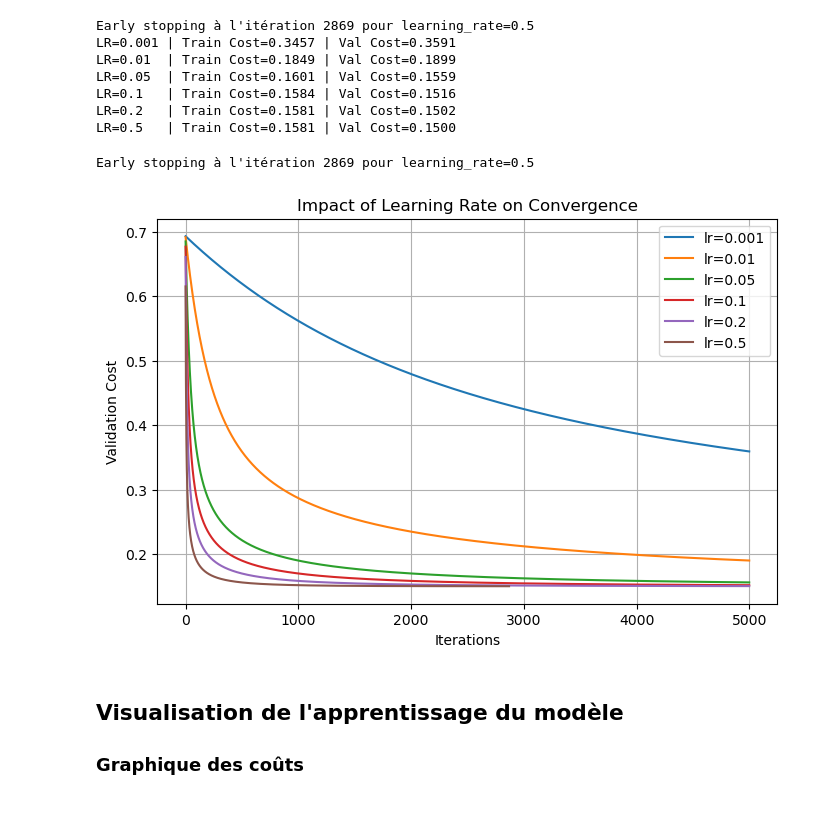
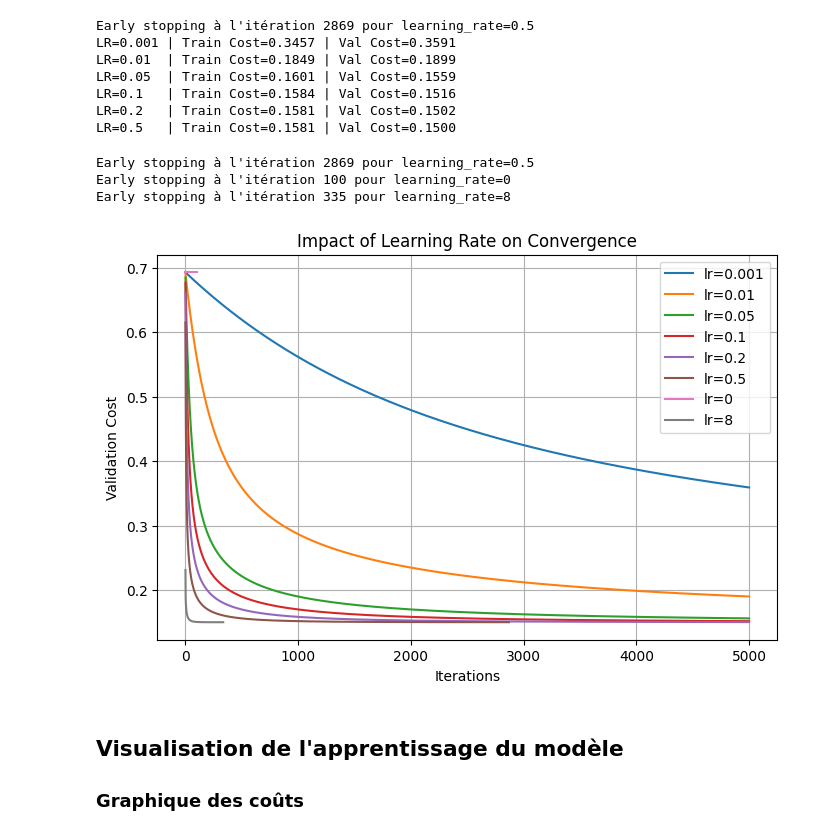
Before and after one commit to kenzalittlegenius/Projet_regression_logistique, a Jupyter notebook: regression_logistique.ipynb, the cells around one changed output. Drawn from its saved outputs; the diff is of its cells as text; code cells hidden in the pictures.

```diff
--- a/regression_logistique.ipynb
+++ b/regression_logistique.ipynb
@@ -403,32 +405,36 @@ LR=0.5   | Train Cost=0.1581 | Val Cost=0.1500
 # %%
 # w : poids finaux appris pour chaque variable.
 # b : biais final appris par le modèle.
 # train_costs : historique du coût sur l'ensemble d'entraînement.
 # val_costs : historique du coût sur l'ensemble de validation.
+learning_rates = [0.001, 0.01, 0.05, 0.1, 0.2, 0.5, 0,8]
+
 plt.figure(figsize=(8,5))
 
 for lr in learning_rates:
 
     w, b, train_costs, val_costs = train_logistic_regression(
         X_train,
         Y_train,
         X_val,
         Y_val,
         learning_rate=lr,
         n_iterations=5000
     )
 
     plt.plot(val_costs, label=f"lr={lr}")
 
 plt.xlabel("Iterations")
 plt.ylabel("Validation Cost")
 plt.title("Impact of Learning Rate on Convergence")
 plt.legend()
 plt.grid(True)
 plt.show()
 # %% [output]
 Early stopping à l'itération 2869 pour learning_rate=0.5
+Early stopping à l'itération 100 pour learning_rate=0
+Early stopping à l'itération 335 pour learning_rate=8
-[figure, old version]
+[figure, new version]
 # %% [markdown]
 ## Visualisation de l'apprentissage du modèle
 ### Graphique des coûts
```
Also changed, not shown: parts of 24 cells of this notebook.
